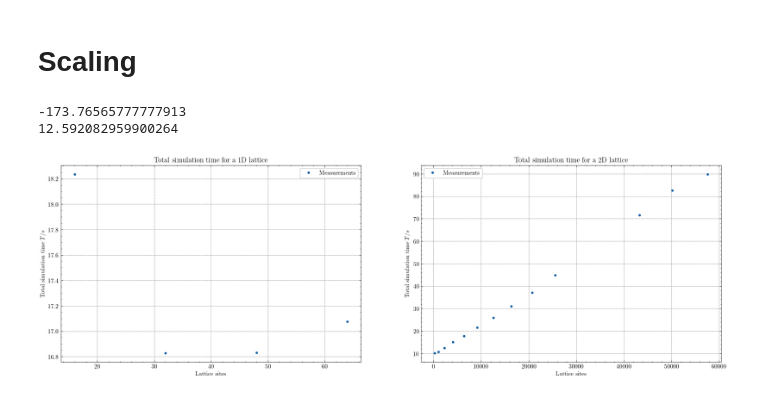
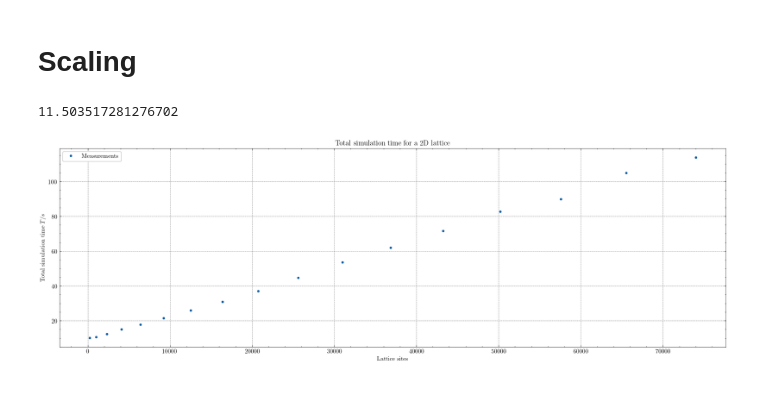
Before and after one commit to lennartvrg/XY-Model, a Jupyter notebook: Notebook.ipynb, the cells around one changed output. Saved outputs shown, nothing was run; the diff lists cells and outputs as text; code cells hidden in the pictures.

```diff
--- a/Notebook.ipynb
+++ b/Notebook.ipynb
@@ -220,25 +216,24 @@ fig.savefig('figures/Critical_Slowing_Down.pdf', bbox_inches='tight')
 # %% [markdown]
 # Scaling
 # %%
-fig, ax = plt.subplots(1, 2)
-for name, group in pd.read_sql_query(f'SELECT dimension, size FROM results WHERE run_id = \'{current_run}\' GROUP BY dimension, size ORDER BY dimension', con).groupby('dimension'):
-    data = pd.read_sql_query(f'SELECT size, dimension, MAX(time_mc + time_boot) AS total FROM results WHERE dimension = \'{name}\' AND run_id = \'{current_run}\' GROUP BY size', con)
-    ax[name - 1].errorbar(data['size']**data['dimension'], data['total'] / (60 * 1000), label='Measurements')
+data = pd.read_sql_query(f'SELECT size, dimension, MAX(time_mc + time_boot) AS total FROM results WHERE dimension = 2 AND run_id = \'{current_run}\' GROUP BY size', con)
 
-    popt, pcov = curve_fit(linear_fn, data['size']**data['dimension'], data['total'] / (60 * 1000))
-    perr = np.sqrt(np.diag(pcov))
+fig, ax = plt.subplots()
+ax.errorbar(data['size']**data['dimension'], data['total'] / (60 * 1000), label='Measurements')
 
-    #print(linear_fn(np.array([4, 8, 16, 32, 64, 128, 256, 512, 1024])**2, *popt).sum() / 60)
-    print(linear_fn(np.array([176, 192, 256, 272, 288, 304, 320])**2, *popt).sum() / 60)
+popt, pcov = curve_fit(linear_fn, data['size']**data['dimension'], data['total'] / (60 * 1000))
+perr = np.sqrt(np.diag(pcov))
 
-    ax[name - 1].set_title(f'Total simulation time for a {name}D lattice')
-    ax[name - 1].set_xlabel('Lattice sites')
-    ax[name - 1].set_ylabel('Total simulation time $T / s$')
+#print(linear_fn(np.array([4, 8, 16, 32, 64, 128, 256, 512, 1024])**2, *popt).sum() / 60)
+print(linear_fn(np.arange(16, 256 + 1, 16)**2, *popt).sum() / 60)
 
-    ax[name - 1].legend()
+ax.set_title(f'Total simulation time for a {name}D lattice')
+ax.set_xlabel('Lattice sites')
+ax.set_ylabel('Total simulation time $T / s$')
+
+ax.legend()
 
 fig.savefig('figures/Time_Scaling.pdf', bbox_inches='tight')
 # %% [output]
--173.76565777777913
-12.592082959900264
+11.503517281276702
-[figure, old version]
+[figure, new version]
```
Also changed, not shown: parts of 9 cells of this notebook, 11 other files.
